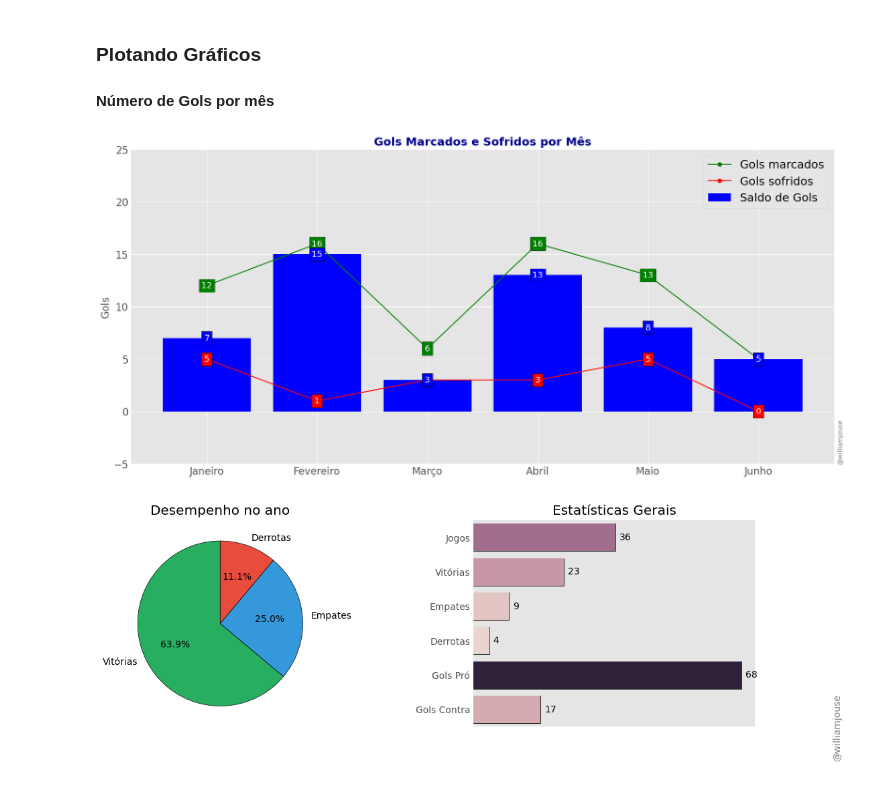
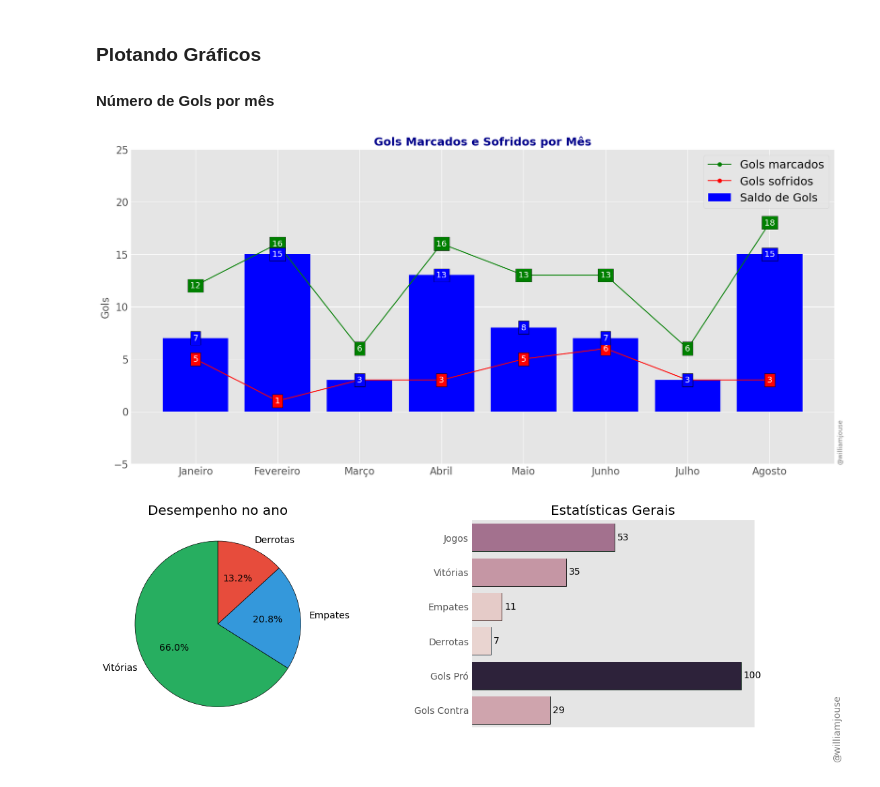
Before and after one commit to williamjouse/jogos-Flamengo-2025, a Jupyter notebook: notebooks/03-Plotting.ipynb, the cells around one changed output. Saved outputs shown, nothing was run; the diff lists cells and outputs as text; code cells hidden in the pictures.

```diff
--- a/notebooks/03-Plotting.ipynb
+++ b/notebooks/03-Plotting.ipynb
@@ -22,7 +22,7 @@ stats['kick-off'] = pd.to_datetime(stats['kick-off'], errors='coerce')
 
 #### Número de Gols por mês
 # %%
-new_order = ['Jan', 'Feb', 'Mar', 'Apr', 'May', 'Jun']# 'Jul', 'Aug', 'Sep', 'Oct', 'Nov', 'Dec']
+new_order = ['Jan', 'Feb', 'Mar', 'Apr', 'May', 'Jun', 'Jul', 'Aug']#, 'Sep', 'Oct', 'Nov', 'Dec']
 
 gols_feitos_total = stats.groupby(stats['month'])['gols_marcados'].sum().reindex(new_order, axis=0)
 gols_sofridos_total = stats.groupby(stats['month'])['gols_sofridos'].sum().reindex(new_order, axis=0)
@@ -30,7 +30,7 @@ jogos_mes = stats.groupby(stats['month'])['jogos_cumulativos'].count().reindex(n
 
 saldo = gols_feitos_total - gols_sofridos_total
 # %%
-labels = ['Janeiro', 'Fevereiro', 'Março', 'Abril', 'Maio', 'Junho']#, 'Julho', 'Agosto', 'Setembro', 'Outubro', 'Novembro', 'Dezembro']
+labels = ['Janeiro', 'Fevereiro', 'Março', 'Abril', 'Maio', 'Junho', 'Julho', 'Agosto']#, 'Setembro', 'Outubro', 'Novembro', 'Dezembro']
 
 fig, ax = plt.subplots(figsize=(20, 9))
 
@@ -42,34 +42,34 @@ plt.bar(saldo.index, saldo, align='center', label = 'Saldo de Gols', color=cores
 
 plt.plot(gols_feitos_total.index, gols_feitos_total, marker = 'o', c = 'green', label = 'Gols marcados')
 plt.plot(gols_sofridos_total.index, gols_sofridos_total, marker = 'o', c = 'red', label = 'Gols sofridos')
 
 
 for i in range(len(gols_feitos_total.index.to_list())):
     plt.text(gols_feitos_total.index.to_list()[i], gols_feitos_total.to_list()[i],
              str(gols_feitos_total.to_list()[i]), color='white', ha='center', va='center', fontsize='13',
              bbox=dict(facecolor='green', edgecolor='black'))
     plt.text(gols_feitos_total.index.to_list()[i], gols_sofridos_total.to_list()[i],
              str(gols_sofridos_total.to_list()[i]), color='white', ha='center', va='center', fontsize='13',
              bbox=dict(facecolor='red', edgecolor='black'))
     plt.text(saldo.index.to_list()[i], saldo.to_list()[i], str(saldo.to_list()[i]), color='white', fontsize='13',
              ha='center', va='center', bbox=dict(facecolor=cores[i], edgecolor='black'))
 
 plt.tick_params(length=0)
 
 plt.ylim(-5, 25)
 plt.ylabel('Gols', fontsize=16)
 plt.xticks(gols_feitos_total.index, labels, fontsize=16)
 plt.yticks(fontsize=16)
 
 plt.legend(loc='upper right', fontsize=18)
 
 plt.figtext(.91, 0.22, '@williamjouse', ha='right', va='top', alpha=0.5, fontsize=10, rotation=90)
 
 plt.savefig('../figures/figure.png', dpi = 300, bbox_inches='tight')
 
 plt.show()
 # %% [output]
-[figure, old version]
+[figure, new version]
 # %%
 fig, axs = plt.subplots(1, 2, figsize=(13, 4))
 
@@ -120,7 +120,7 @@ plt.savefig('../figures/figure2.png', dpi = 300, bbox_inches='tight')
 
 plt.show()
 # %% [output]
-[figure, old version]
+[figure, new version]
 # %%
 weekdays = ['Sun', 'Mon', 'Tue', 'Wed', 'Thu', 'Fri', 'Sat']
 agrupado2 = jogos.groupby(['weekday', 'resultado']).size().unstack().reindex(weekdays, axis=0).fillna(0)
```
Also changed, not shown: parts of 4 cells of this notebook, 13 other files.
